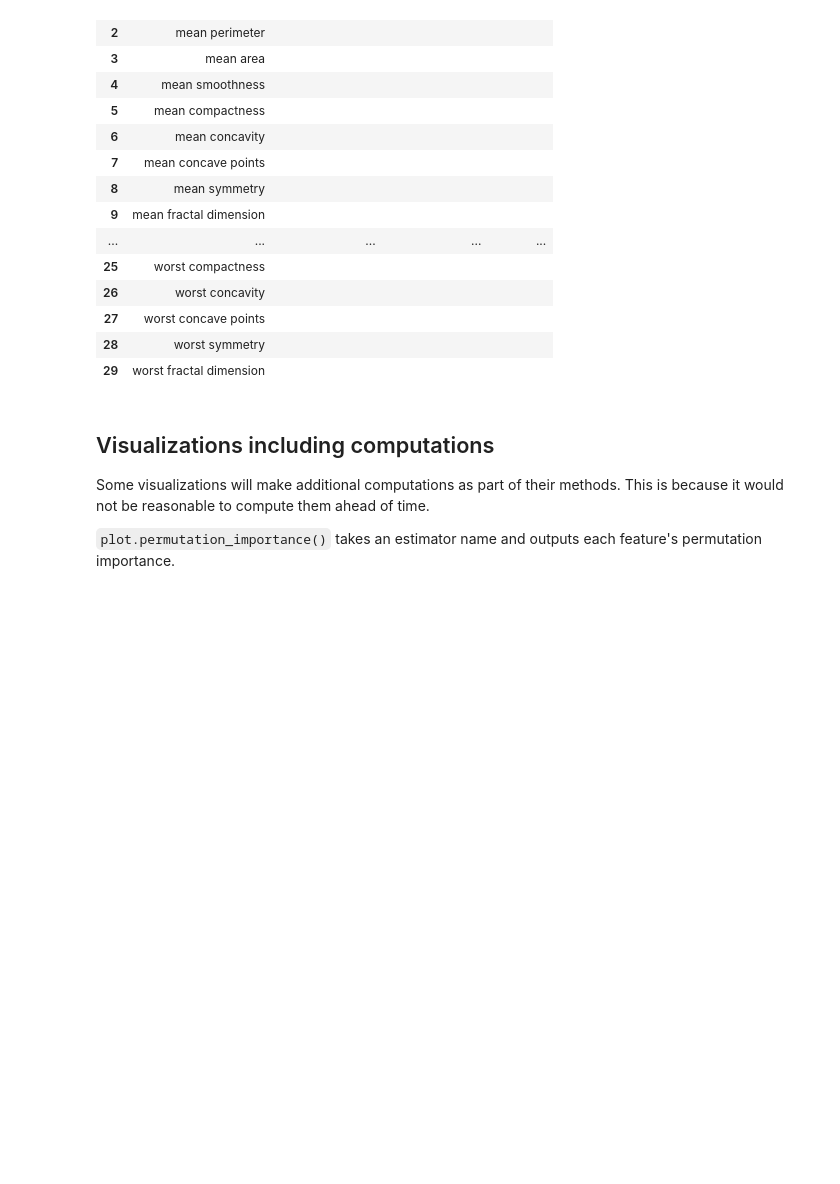
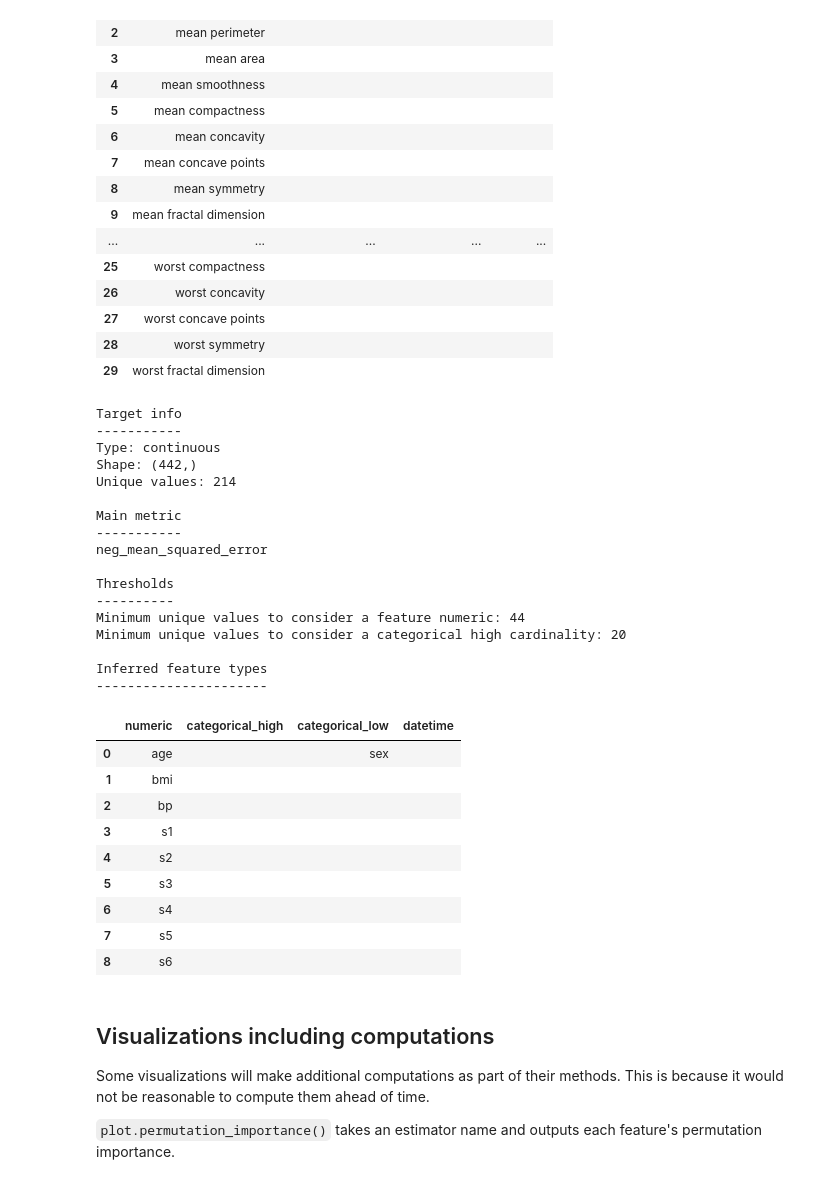
Before and after one commit to rxavier/poniard, a Jupyter notebook: examples/04._plotting.ipynb, the cells around one changed output. Drawn from its saved outputs; the diff is of its cells as text; code cells hidden in the pictures; blank space fills up the shorter version.

```diff
--- a/examples/04._plotting.ipynb
+++ b/examples/04._plotting.ipynb
@@ -121,3 +121,43 @@ Inferred feature types
 | 27 | worst concave points |  |  |  |
 | 28 | worst symmetry |  |  |  |
 | 29 | worst fractal dimension |  |  |  |
+# %%
+from sklearn.datasets import load_diabetes
+from sklearn.linear_model import LinearRegression
+from sklearn.neighbors import KNeighborsRegressor
+from sklearn.ensemble import RandomForestRegressor
+from poniard import PoniardRegressor
+
+X, y = load_diabetes(return_X_y=True, as_frame=True)
+reg = PoniardRegressor(estimators=[LinearRegression(), RandomForestRegressor(), KNeighborsRegressor()]).setup(X, y)
+reg.fit()
+selected_reg = ["LinearRegression", "KNeighborsRegressor", "RandomForestRegressor"]
+reg.plot.residuals(estimator_names=selected_reg)
+# %% [output]
+Target info
+-----------
+Type: continuous
+Shape: (442,)
+Unique values: 214
+
+Main metric
+-----------
+neg_mean_squared_error
+
+Thresholds
+----------
+Minimum unique values to consider a feature numeric: 44
+Minimum unique values to consider a categorical high cardinality: 20
+
+Inferred feature types
+----------------------
+|  | numeric | categorical_high | categorical_low | datetime |
+| 0 | age |  | sex |  |
+| 1 | bmi |  |  |  |
+| 2 | bp |  |  |  |
+| 3 | s1 |  |  |  |
+| 4 | s2 |  |  |  |
+| 5 | s3 |  |  |  |
+| 6 | s4 |  |  |  |
+| 7 | s5 |  |  |  |
+| 8 | s6 |  |  |  |
```
Also changed, not shown: parts of 2 cells of this notebook, 3 other files.
